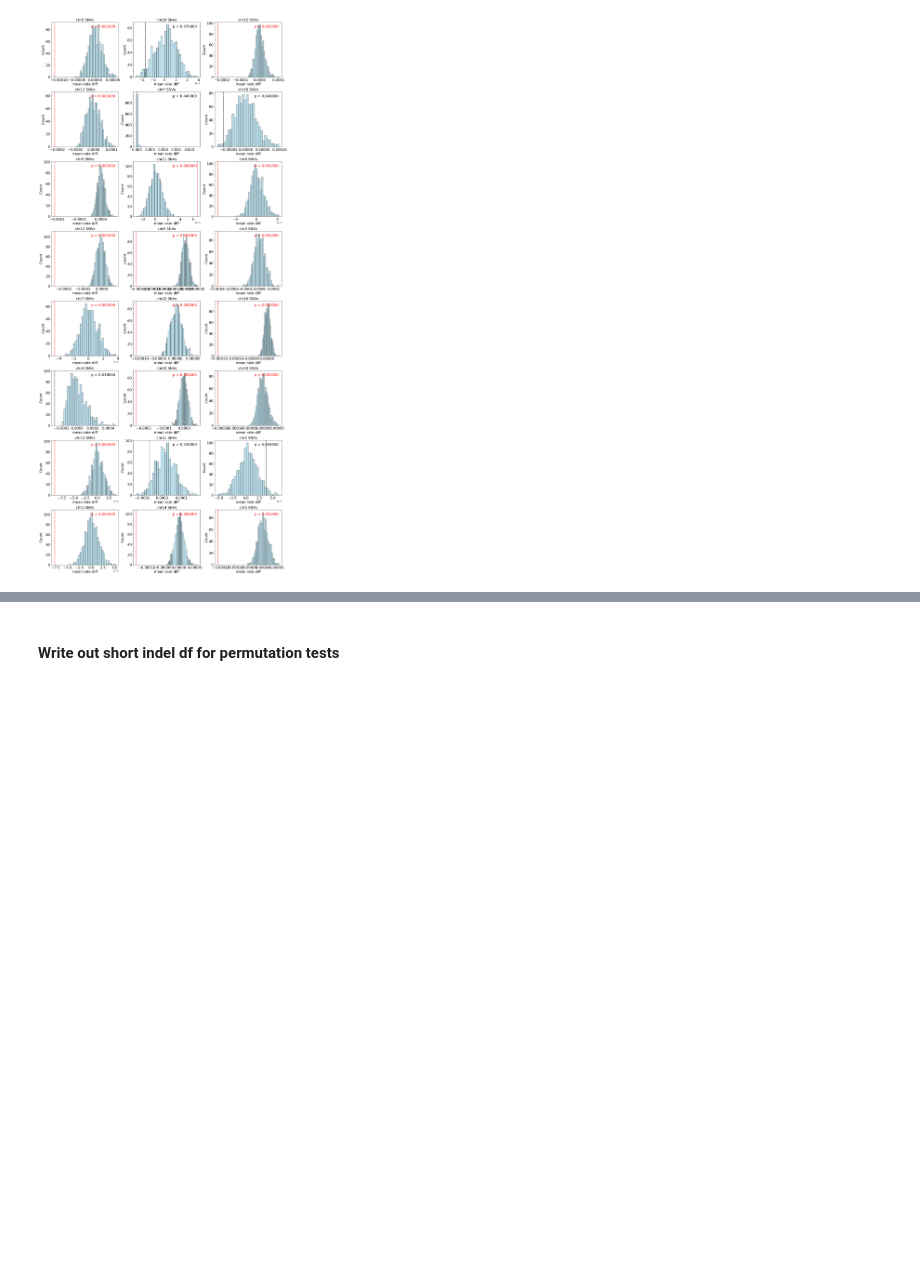
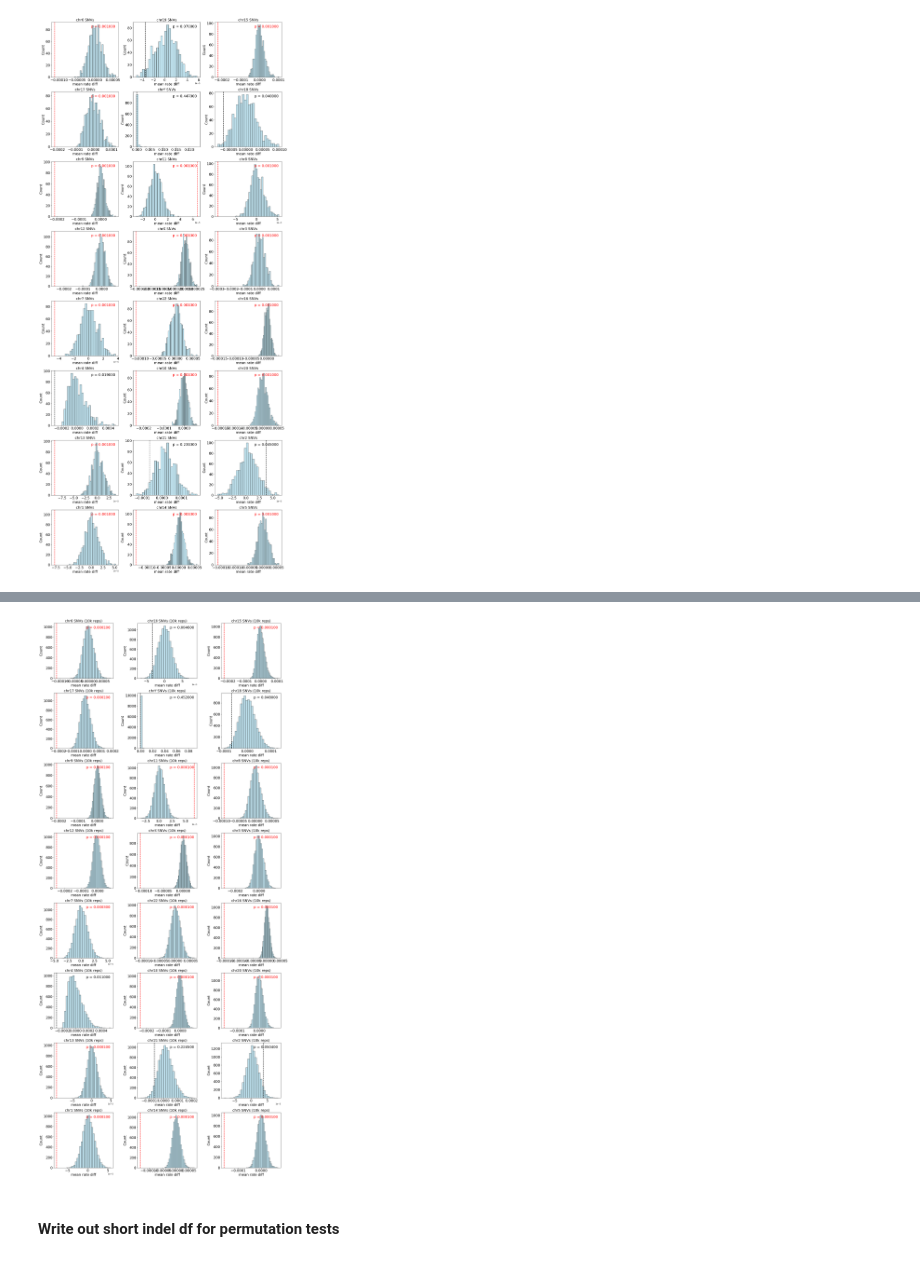
Before and after one commit to miramastoras/centrolign_analysis, a Jupyter notebook: analysis_notes/release2_QC_v2/notebooks/local_identity_permutation.ipynb, the cells around one changed output, grey strips where cells are left out. Drawn from its saved outputs; the diff is of its cells as text; code cells hidden in the pictures; blank space fills up the shorter version.

Commit message:
update permutation test notes

```diff
--- a/analysis_notes/release2_QC_v2/notebooks/local_identity_permutation.ipynb
+++ b/analysis_notes/release2_QC_v2/notebooks/local_identity_permutation.ipynb
@@ -1198,3 +1198,93 @@ plt.show()
+# %%
+null_per_chr_SNVs_10k="/private/groups/patenlab/mira/centrolign/analysis/local_identity/permutation/per_chrom_results_10k_reps/local_id_null_distribution_per_chr.csv"
+test_stat_per_chr_SNVs="/private/groups/patenlab/mira/centrolign/analysis/local_identity/permutation/per_chrom_results_10k_reps/local_id_per_chrom_results.csv"
+# %%
+import matplotlib.pyplot as plt
+import numpy as np
+import pandas as pd
+
+# Read 10k rep results
+null_10k_df = pd.read_csv(null_per_chr_SNVs_10k)
+test_stat_10k_df = pd.read_csv(test_stat_per_chr_SNVs)
+
+# Get chromosomes and layout
+chromosomes = test_stat_10k_df['chr'].tolist()
+n_chroms = len(chromosomes)
+cols = 3
+rows = int(np.ceil(n_chroms / cols))
+
+fig, axes = plt.subplots(rows, cols, figsize=(cols*6, rows*5), squeeze=False)
+
+for idx, chrom in enumerate(chromosomes):
+    row_idx = idx // cols
+    col_idx = idx % cols
+    ax = axes[row_idx, col_idx]
+
+    # Null distribution and test stat
+    null_vals = null_10k_df[chrom].values
+    test_stat = test_stat_10k_df.loc[
+        test_stat_10k_df['chr'] == chrom, 'test_stat'
+    ].values[0]
+    p_val = test_stat_10k_df.loc[
+        test_stat_10k_df['chr'] == chrom, 'p_value'
+    ].values[0]
+
+    # Plot null histogram
+    ax.hist(
+        null_vals,
+        bins=30,
+        color='lightblue',
+        edgecolor='black',
+        alpha=0.8
+    )
+
+    # Color based on significance
+    if p_val < 0.01:
+        line_color = 'red'
+        p_text_color = 'red'
+    else:
+        line_color = 'black'
+        p_text_color = 'black'
+
+    # Format p-value text
+    if p_val < 1e-5:
+        p_text = f"p = {p_val:.2e}"
+    else:
+        p_text = f"p = {p_val:.6f}"
+
+    # Plot observed test statistic
+    ax.axvline(test_stat, color=line_color, linestyle='--', linewidth=2)
+
+    # Add p-value text
+    ax.text(
+        0.95, 0.95,
+        p_text,
+        transform=ax.transAxes,
+        fontsize=18,
+        color=p_text_color,
+        ha='right',
+        va='top'
+    )
+
+    ax.set_title(f"{chrom} SNVs (10k reps)", fontsize=18)
+    ax.set_xlabel("mean rate diff", fontsize=18)
+    ax.set_ylabel("Count", fontsize=18)
+
+    ax.tick_params(axis='x', labelsize=18)
+    ax.tick_params(axis='y', labelsize=18)
+
+    ax.grid(False)
+
+# Hide empty subplots
+for idx in range(n_chroms, rows * cols):
+    row_idx = idx // cols
+    col_idx = idx % cols
+    axes[row_idx, col_idx].axis('off')
+
+plt.tight_layout()
+plt.show()
+# %% [output]
+[figure, added]
 # %% [markdown]
 #### Write out short indel df for permutation tests
 # %%
```
Also changed, not shown: parts of 7 cells of this notebook, 19 other files.
